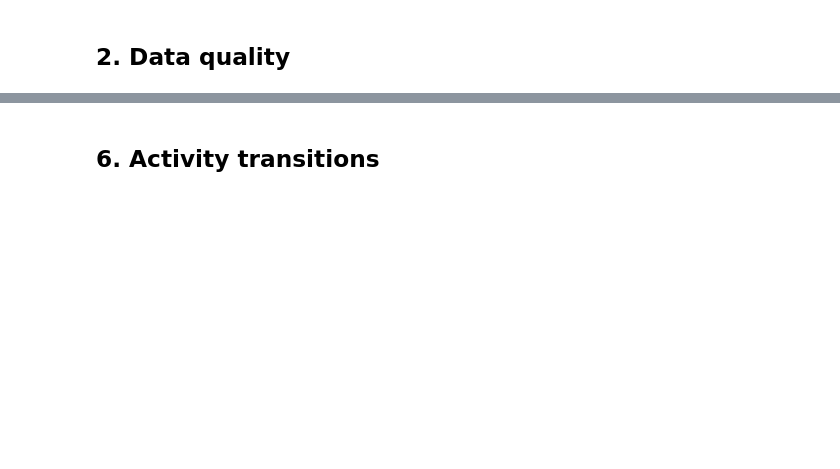
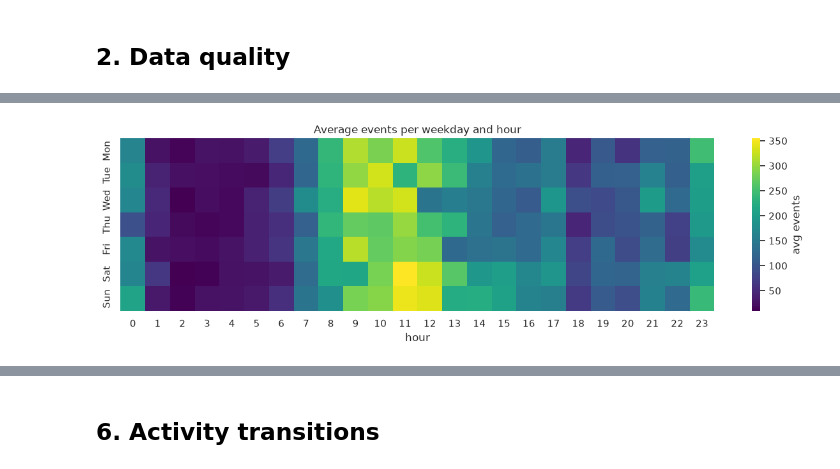
Before and after one commit to Kumarutkarsh9470/Assignment, a Jupyter notebook: 01_EDA_CASAS.ipynb, the cells around one changed output, grey strips where cells are left out. Saved outputs shown, nothing was run; the diff lists cells and outputs as text; code cells hidden in the pictures; blank space fills up the shorter version.

```diff
--- a/01_EDA_CASAS.ipynb
+++ b/01_EDA_CASAS.ipynb
@@ -385,0 +183,8 @@ plt.title("Where do activities happen? (activity x room)"); plt.show()
+# %%
+wd = pd.crosstab(raw.timestamp.dt.day_name().str[:3], raw.timestamp.dt.hour)
+wd = wd.reindex(["Mon", "Tue", "Wed", "Thu", "Fri", "Sat", "Sun"]) / days.groupby(days.index.dayofweek).size().values[:, None]
+plt.figure(figsize=(15, 3.5))
+sns.heatmap(wd, cmap="viridis", cbar_kws={"label": "avg events"})
+plt.title("Average events per weekday and hour"); plt.xlabel("hour"); plt.ylabel(""); plt.show()
+# %% [output]
+[figure, added]
```
Also changed, not shown: parts of 55 cells of this notebook, 13 other files.
